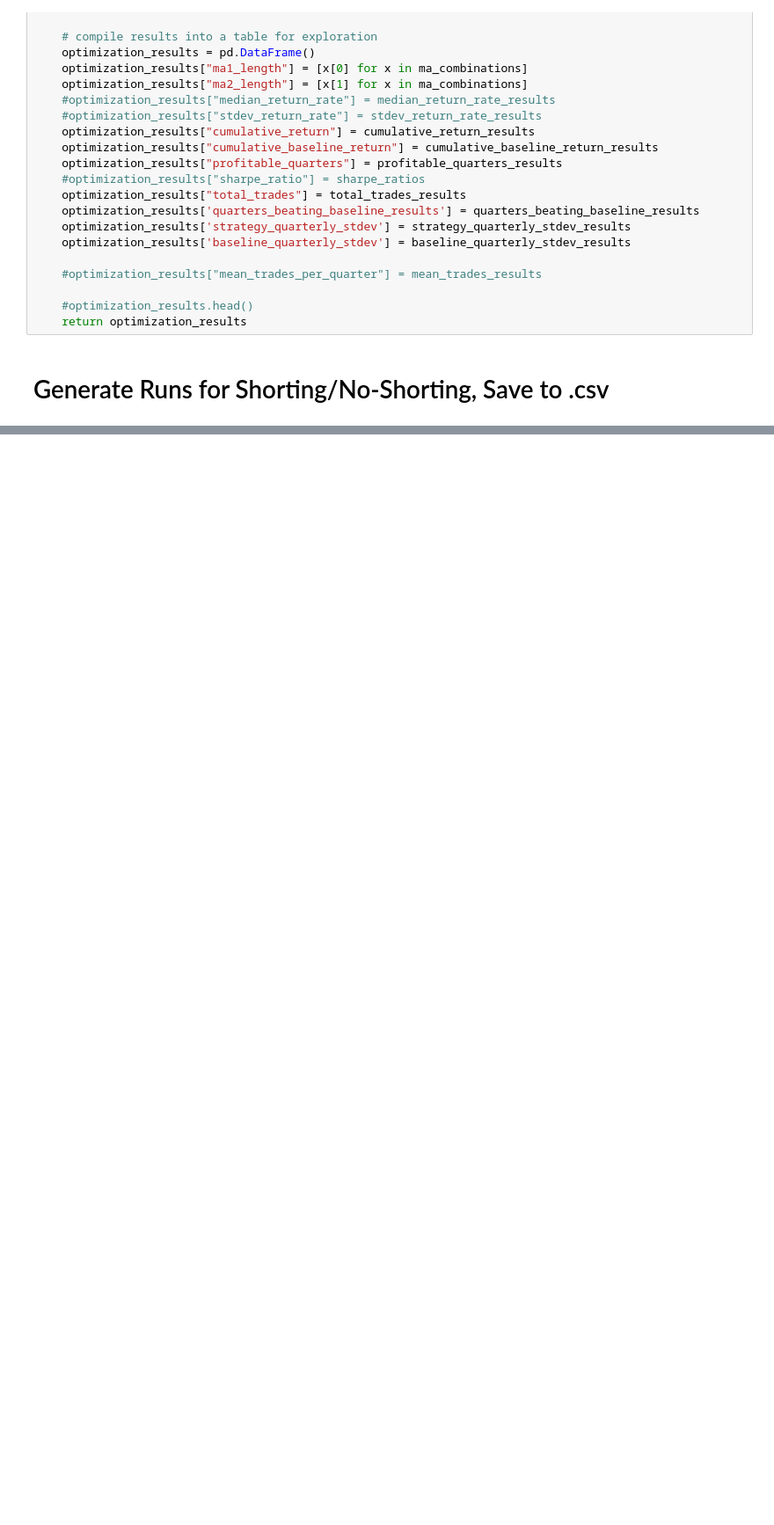
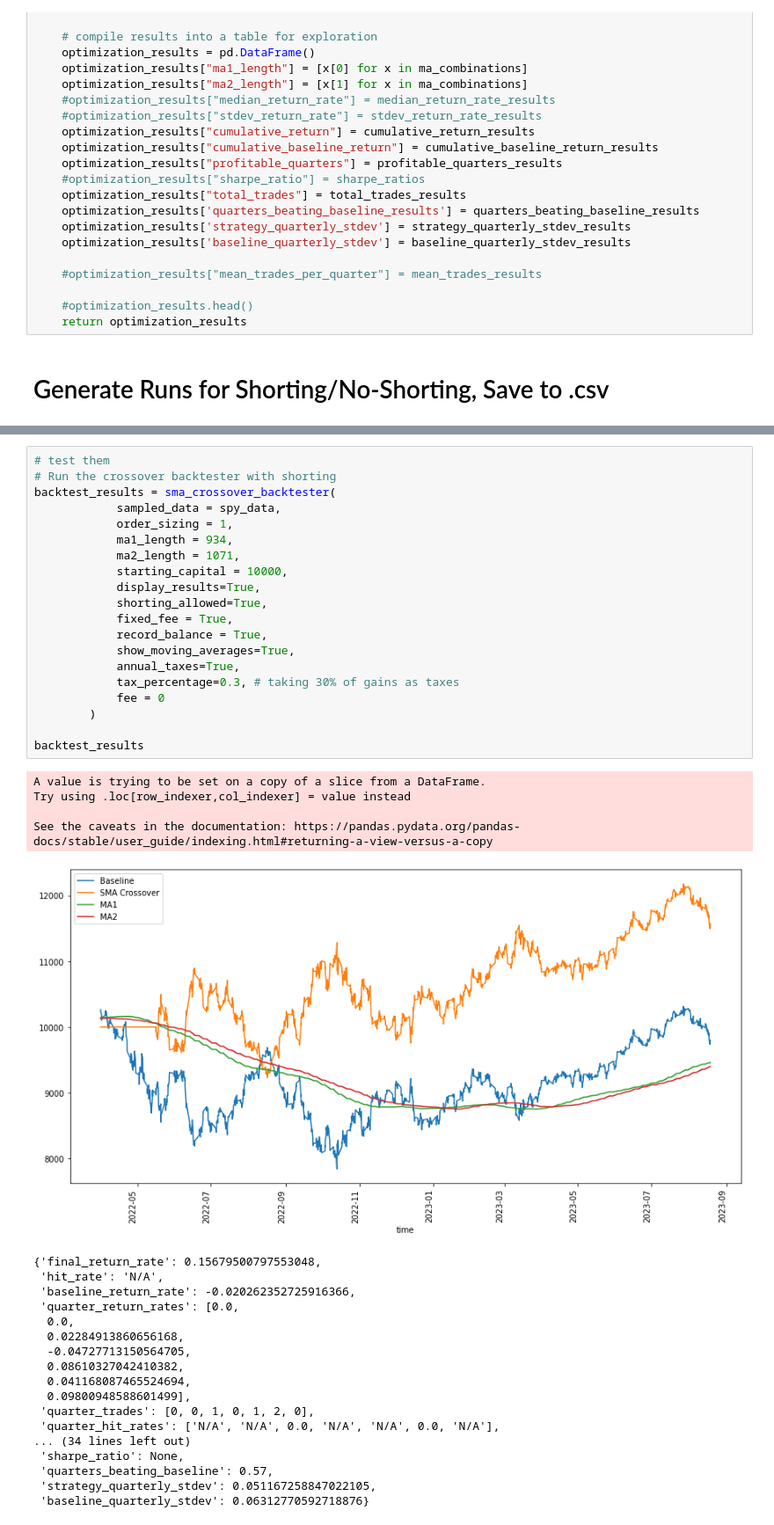
Before and after one commit to hansenrhan/sp500_backtesting_analysis, a Jupyter notebook: sma_crossover_analysis.ipynb, the cells around one changed output, grey strips where cells are left out. Shown: that part at 88% size. Drawn from its saved outputs; the diff is of its cells as text; blank space fills up the shorter version.

```diff
--- a/sma_crossover_analysis.ipynb
+++ b/sma_crossover_analysis.ipynb
@@ -729,2 +745,45 @@ len(shorting_allowed_100_runs[shorting_allowed_100_runs.cumulative_return > shor
+# %%
+# test them
+# Run the crossover backtester with shorting
+backtest_results = sma_crossover_backtester(
+            sampled_data = spy_data,
+            order_sizing = 1,
+            ma1_length = 934,
+            ma2_length = 1071,
+            starting_capital = 10000,
+            display_results=True,
+            shorting_allowed=True,
+            fixed_fee = True,
+            record_balance = True,
+            show_moving_averages=True,
+            annual_taxes=True,
+            tax_percentage=0.3, # taking 30% of gains as taxes
+            fee = 0
+        )
+
+backtest_results
+# %% [output]
+A value is trying to be set on a copy of a slice from a DataFrame.
+Try using .loc[row_indexer,col_indexer] = value instead
+
+See the caveats in the documentation: https://pandas.pydata.org/pandas-docs/stable/user_guide/indexing.html#returning-a-view-versus-a-copy
+[figure, added]
+{'final_return_rate': 0.15679500797553048,
+ 'hit_rate': 'N/A',
+ 'baseline_return_rate': -0.020262352725916366,
+ 'quarter_return_rates': [0.0,
+  0.0,
+  0.02284913860656168,
+  -0.04727713150564705,
+  0.08610327042410382,
+  0.041168087465524694,
+  0.09800948588601499],
+ 'quarter_trades': [0, 0, 1, 0, 1, 2, 0],
+ 'quarter_hit_rates': ['N/A', 'N/A', 0.0, 'N/A', 'N/A', 0.0, 'N/A'],
+... (34 lines left out)
+ 'sharpe_ratio': None,
+ 'quarters_beating_baseline': 0.57,
+ 'strategy_quarterly_stdev': 0.051167258847022105,
+ 'baseline_quarterly_stdev': 0.06312770592718876}
 # %%
 no_shorting_100_runs = run_multiple_backtests(shorting_allowed=False, num_runs = 100)
```
Also changed, not shown: parts of 7 cells of this notebook, 1 other file.
